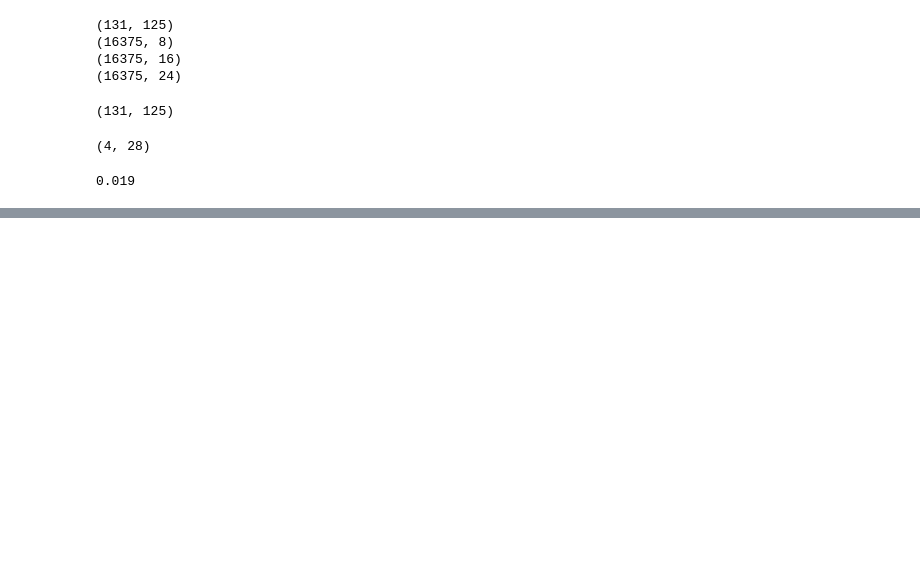
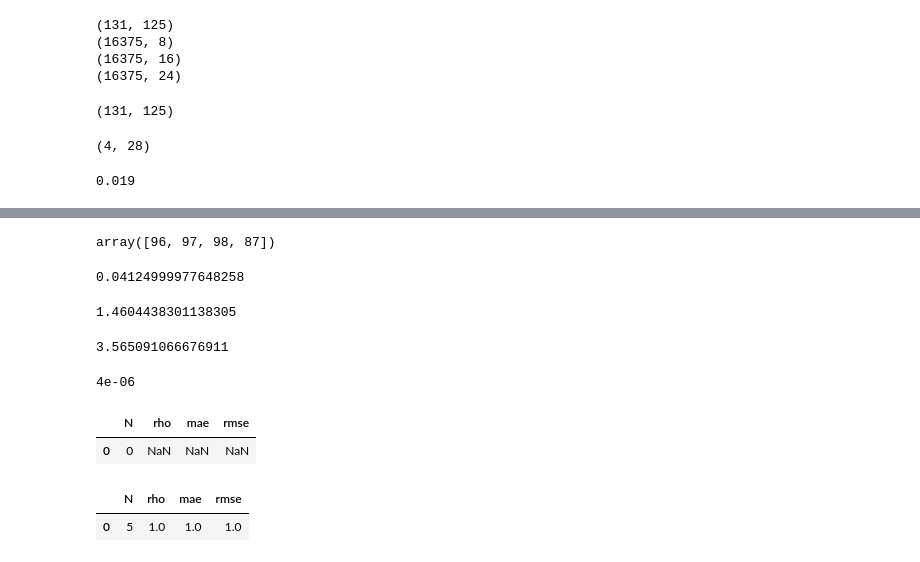
Before and after one commit to KatharinaBracher/GCCM, a Jupyter notebook: code/HeavyMetal.ipynb, the cells around one changed output, grey strips where cells are left out. Saved outputs shown, nothing was run; the diff lists cells and outputs as text; code cells hidden in the pictures; blank space fills up the shorter version.

```diff
--- a/code/HeavyMetal.ipynb
+++ b/code/HeavyMetal.ipynb
@@ -362,5 +592,5 @@ lib_indices[lib_ids_flat] = True
 # %%
-libs = np.where(lib_indices)[0]
+libs = np.where(lib_indices_copy)[0]
 libs
 # %% [output]
 array([   0,    1,    2,    3,    4,    5,    6,    7,    8,    9,  131,
@@ -519,0 +642,2 @@ x_xmap_y = GCCM(xMatrix, yMatrix, lib_sizes, lib, pred, E, cores=8)
+# %%
+distances = get_distances(xEmbedings, lib_size, E, p, libs)
@@ -519,0 +688,42 @@ x_xmap_y = GCCM(xMatrix, yMatrix, lib_sizes, lib, pred, E, cores=8)
+# %%
+neighbors = np.argsort(distances.round(8), kind='stable')[:E+1]
+min_distance = distances[neighbors[0]]
+neighbors
+# %% [output]
+array([96, 97, 98, 87])
+# %%
+min_distance
+# %% [output]
+0.04124999977648258
+# %%
+weights = np.exp(-distances[neighbors] / min_distance)
+weights = np.where(weights <0.000001, 0.000001, weights)
+total_weight = np.sum(weights)
+total_weight
+# %% [output]
+1.4604438301138305
+# %%
+row, col = convert_column_major_idx(yPred, libs[neighbors])
+np.dot(weights, yPred[row, col]) / total_weight
+# %% [output]
+3.565091066676911
+# %%
+weights = np.full((E+1), 0.000001)
+weights = np.where(distances[neighbors] == 0, 1, weights)
+total_weight = np.sum(weights)
+total_weight
+# %% [output]
+4e-06
+# %%
+compute_stats(yPred[row, col], pred[np.where(pred_indices)[0]])
+# %% [output]
+|  | N | rho | mae | rmse |
+| 0 | 0 | NaN | NaN | NaN |
+# %%
+obs = np.array([1,2,3,4,5])
+pred = np.array([2,3,4,5,6])
+
+compute_stats(obs, pred)
+# %% [output]
+|  | N | rho | mae | rmse |
+| 0 | 5 | 1.0 | 1.0 | 1.0 |
```
Also changed, not shown: parts of 44 cells of this notebook, 3 other files.
